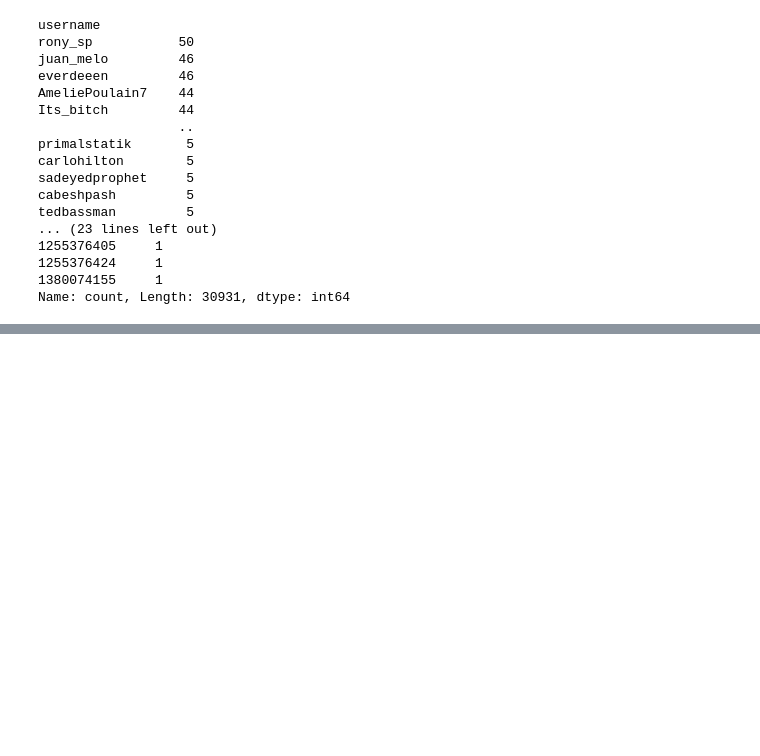
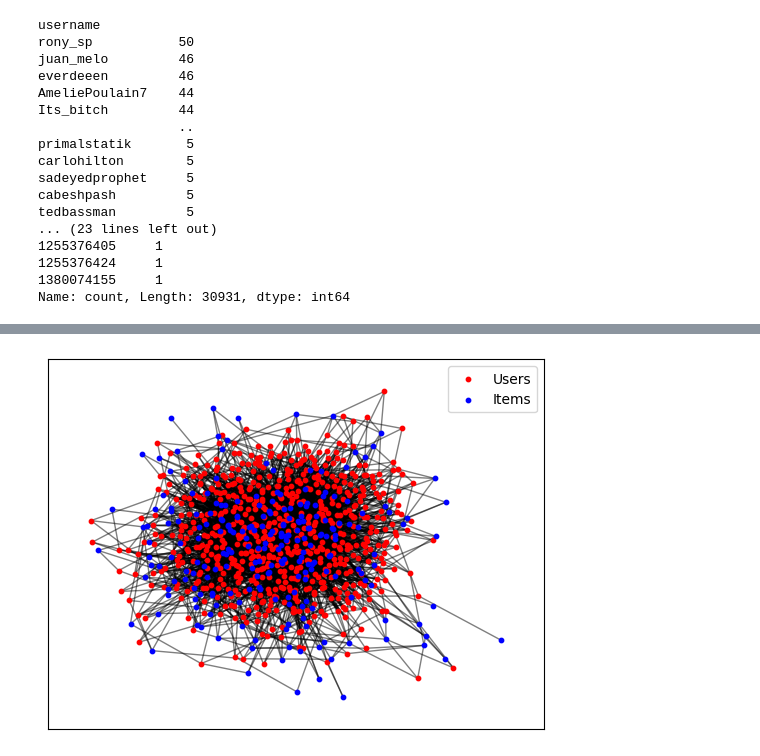
Before and after one commit to NACME-AIML-2024/final-project-recsetters, a Jupyter notebook: viz.ipynb, the cells around one changed output, grey strips where cells are left out. Saved outputs shown, nothing was run; the diff lists cells and outputs as text; code cells hidden in the pictures; blank space fills up the shorter version.

```diff
--- a/viz.ipynb
+++ b/viz.ipynb
@@ -783,0 +823,9 @@ Name: count, Length: 30931, dtype: int64
+# %%
+from spotify_data_reader import df_interactions_processed, df_items_processed, user_data, item_data, sorted_reindexed_interactions_by_key
+
+# Initialize the MusicInteractionGraph with the small batch of data
+spotify_graph = MusicInteractionGraph(user_data, item_data, sorted_reindexed_interactions_by_key, warm_threshold=0.2)
+# Plot the bipartite graph
+plot_bipartite_graph(spotify_graph)
+# %% [output]
+[figure, added]
```
Also changed, not shown: parts of 3 cells of this notebook.
